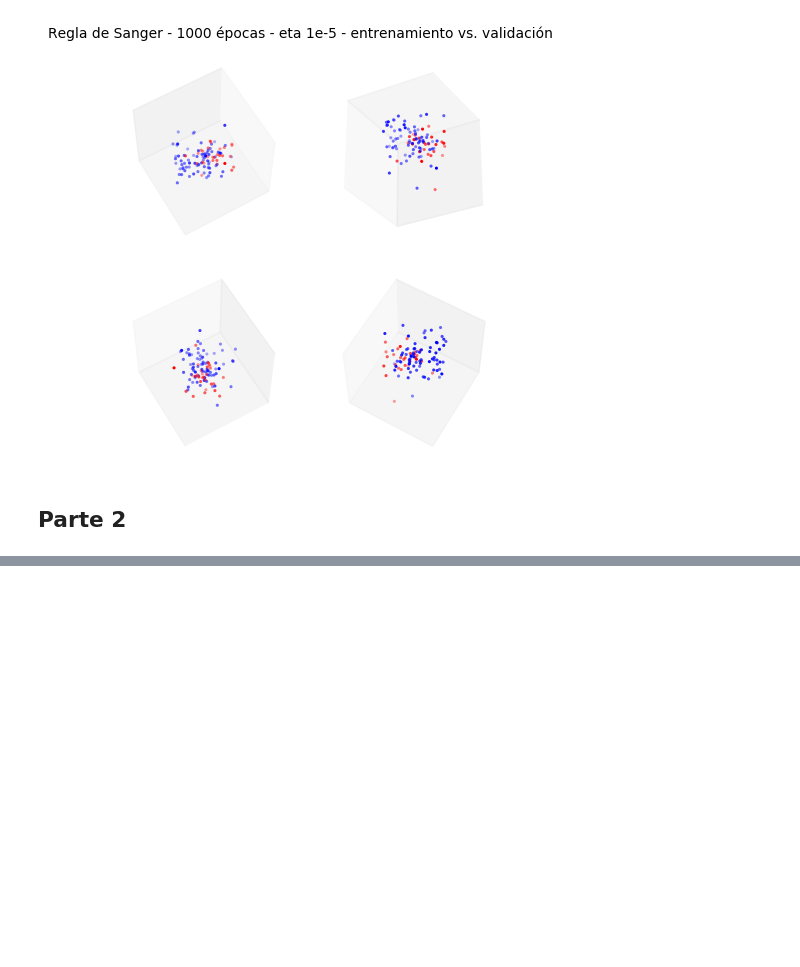
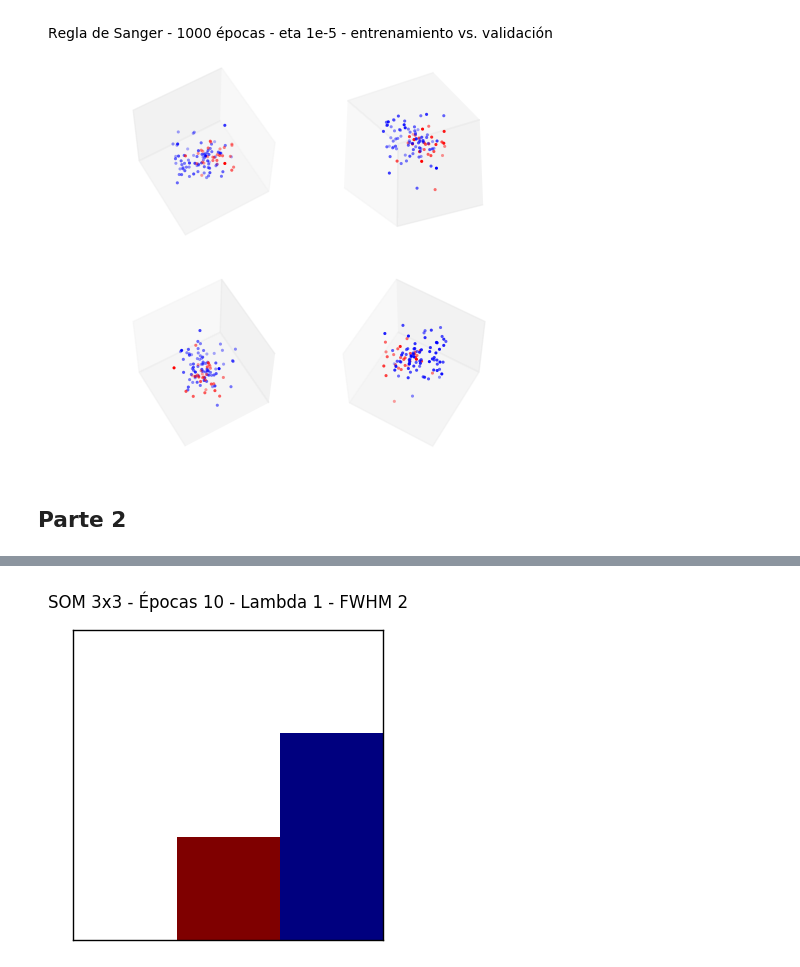
Before and after one commit to matiasbattocchia/redes-neuronales, a Jupyter notebook: tp2/TP 2.ipynb, the cells around one changed output, grey strips where cells are left out. Saved outputs shown, nothing was run; the diff lists cells and outputs as text; code cells hidden in the pictures; blank space fills up the shorter version.

```diff
--- a/tp2/TP 2.ipynb
+++ b/tp2/TP 2.ipynb
@@ -287,0 +337,4 @@ class SOM(BaseEstimator):
+# %%
+experimento(factor_aprendizaje=1, épocas=10, lado=3, fwhm_inicial=2)
+# %% [output]
+[figure, added]
```
Also changed, not shown: parts of 54 cells of this notebook.
